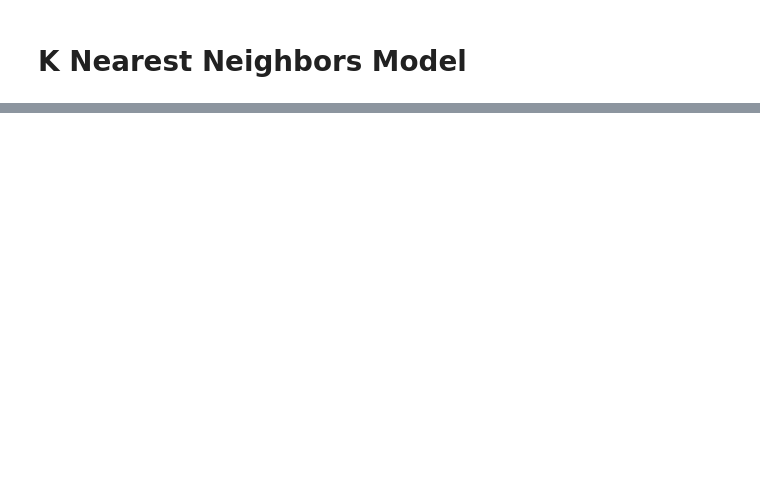
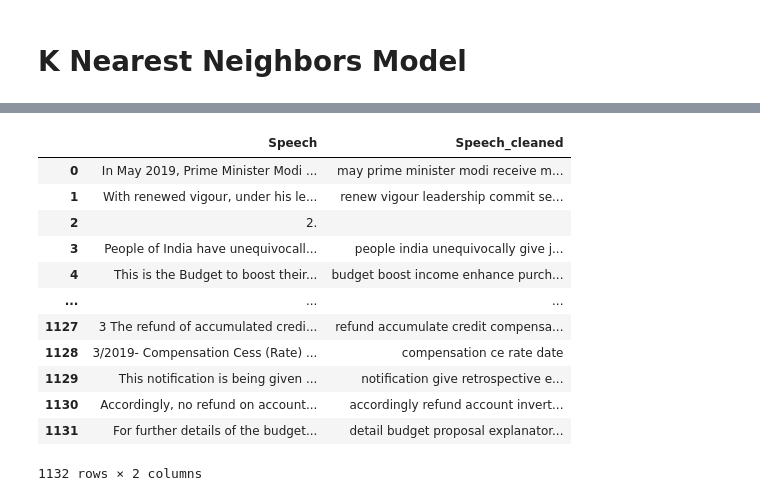
Before and after one commit to solharsh/Capstone_Sentiment_Analysis, a Jupyter notebook: Classification_Checkpoint.ipynb, the cells around one changed output, grey strips where cells are left out. Saved outputs shown, nothing was run; the diff lists cells and outputs as text; code cells hidden in the pictures; blank space fills up the shorter version.

```diff
--- a/Classification_Checkpoint.ipynb
+++ b/Classification_Checkpoint.ipynb
@@ -267,0 +424,16 @@ F1 Score for K: 30 is 0.2975929978118162
+# %%
+df_2020_selected
+# %% [output]
+|  | Speech | Speech_cleaned |
+| 0 | In May 2019, Prime Minister Modi ... | may prime minister modi receive m... |
+| 1 | With renewed vigour, under his le... | renew vigour leadership commit se... |
+| 2 | 2. |  |
+| 3 | People of India have unequivocall... | people india unequivocally give j... |
+| 4 | This is the Budget to boost their... | budget boost income enhance purch... |
+| ... | ... | ... |
+| 1127 | 3 The refund of accumulated credi... | refund accumulate credit compensa... |
+| 1128 | 3/2019- Compensation Cess (Rate) ... | compensation ce rate date |
+| 1129 | This notification is being given ... | notification give retrospective e... |
+| 1130 | Accordingly, no refund on account... | accordingly refund account invert... |
+| 1131 | For further details of the budget... | detail budget proposal explanator... |
+1132 rows × 2 columns
```
Also changed, not shown: parts of 28 cells of this notebook.
